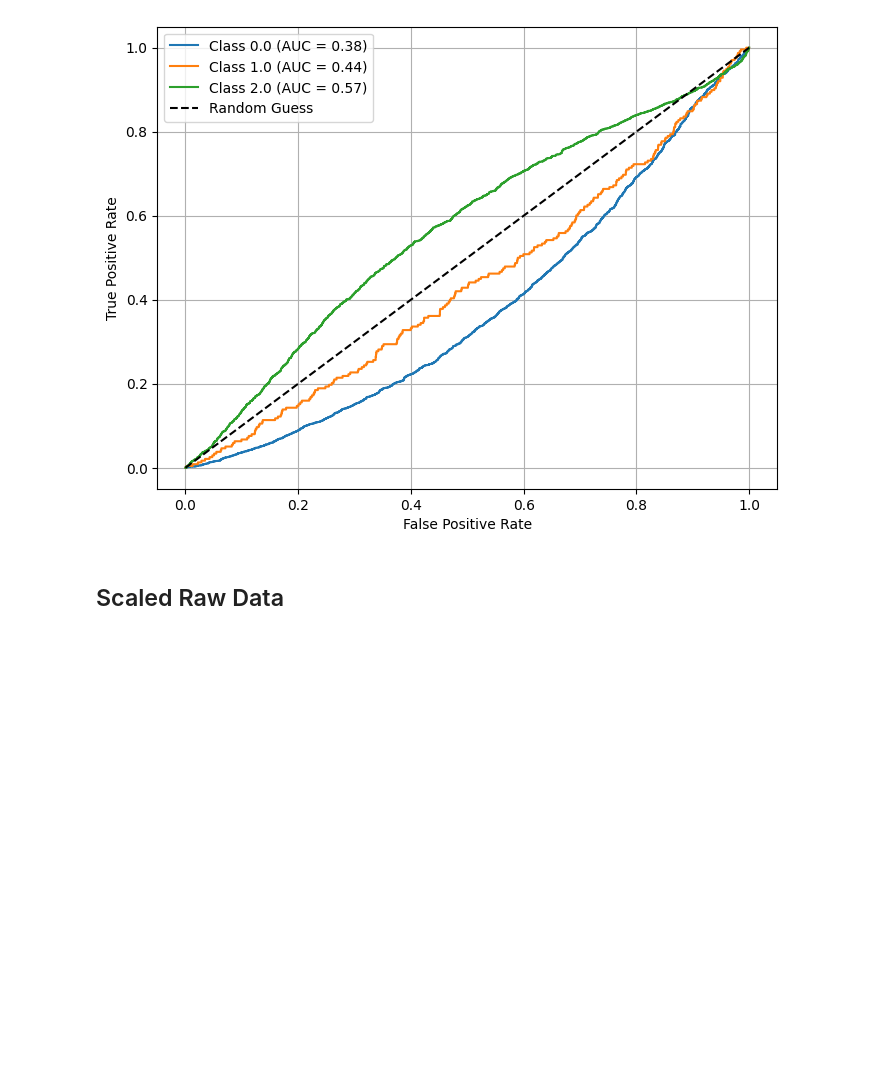
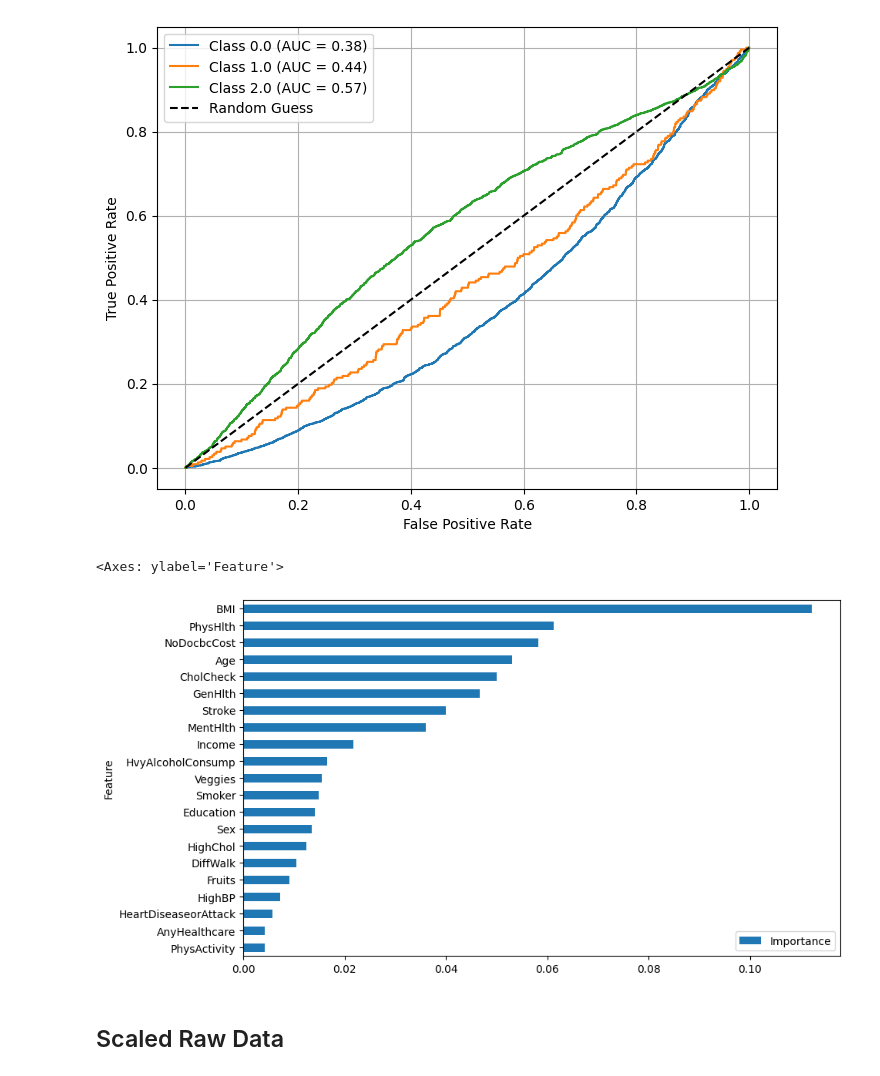
Before and after one commit to hansikaweerasena/UDT, a Jupyter notebook: logistic_regression.ipynb, the cells around one changed output. Cells and saved outputs as stored; diff of their text form; code cells hidden in the pictures; blank space fills up the shorter version.

```diff
--- a/logistic_regression.ipynb
+++ b/logistic_regression.ipynb
@@ -410,6 +419,15 @@ test_pred_prob_y = lrmodel_upsample.predict_proba(test_x)
 plot_multiclass_roc_curve(test_y, test_pred_prob_y, classes, 'Logistic Regression', 'ROC_CURVE_UPSAMPLED_LR')
 # %% [output]
 [figure]
+# %%
+coefficients = lrmodel_upsample.coef_
+avg_importance = np.mean(np.abs(coefficients), axis=0)
+feature_importance = pd.DataFrame({'Feature': X.columns, 'Importance': avg_importance})
+feature_importance = feature_importance.sort_values('Importance', ascending=True)
+feature_importance.plot(x='Feature', y='Importance', kind='barh', figsize=(10, 6))
+# %% [output]
+<Axes: ylabel='Feature'>
+[figure, added]
 # %% [markdown]
 ## Scaled Raw Data
 # %%
```
Also changed, not shown: parts of 3 cells of this notebook.
